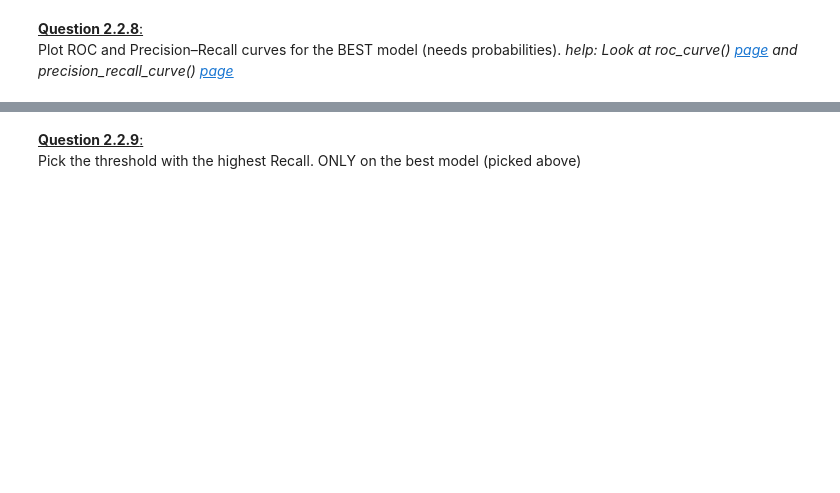
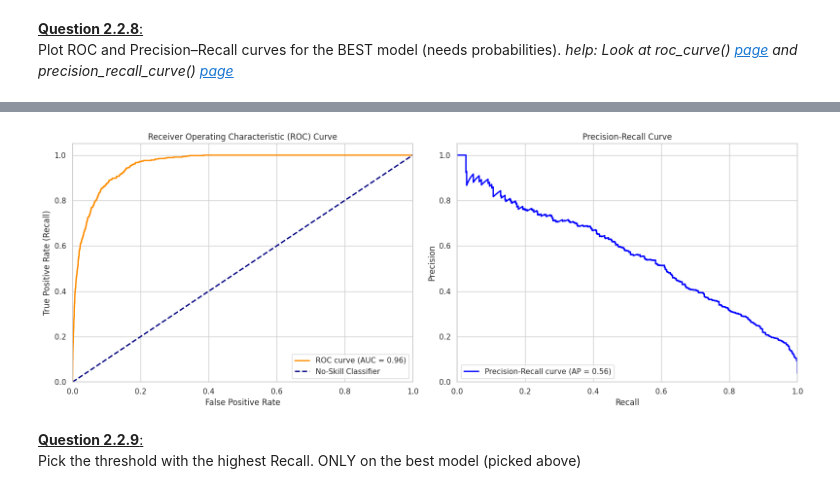
Before and after one commit to KpihX/rocket-durability-ai, a Jupyter notebook: ML_DL_NASA_2025.ipynb, the cells around one changed output, grey strips where cells are left out. Cells and saved outputs as stored; diff of their text form; code cells hidden in the pictures; blank space fills up the shorter version.

```diff
--- a/ML_DL_NASA_2025.ipynb
+++ b/ML_DL_NASA_2025.ipynb
@@ -582,2 +673,50 @@ plt.tight_layout()
+# %%
+# Get Predicted Probabilities for the Positive Class
+# The second column [:, 1] corresponds to the probability of the positive class (Failure=1)
+if best_model_name == "Random Forest":
+    y_probs_rf = random_forest.predict_proba(X_test_scaled)[:, 1]
+elif best_model_name == "K-Nearest Neighbors":
+    y_probs_rf = knn.predict_proba(X_test_scaled)[:, 1]
+else:
+    y_probs_rf = grad_boost.predict_proba(X_test_scaled)[:, 1]
+
+#  Calculate Metrics for ROC Curve
+fpr, tpr, roc_thresholds = roc_curve(y_test, y_probs_rf)
+roc_auc = auc(fpr, tpr)
+
+#  Calculate Metrics for Precision-Recall Curve
+precision, recall, pr_thresholds = precision_recall_curve(y_test, y_probs_rf)
+avg_precision = average_precision_score(y_test, y_probs_rf)
+
+#  Plot the Curves
+# Create a figure with two subplots
+fig, (ax1, ax2) = plt.subplots(1, 2, figsize=(16, 6))
+
+# Plot the ROC Curve
+ax1.plot(fpr, tpr, color='darkorange', lw=2, label=f'ROC curve (AUC = {roc_auc:.2f})')
+ax1.plot([0, 1], [0, 1], color='navy', lw=2, linestyle='--', label='No-Skill Classifier')
+ax1.set_xlim([0.0, 1.0])
+ax1.set_ylim([0.0, 1.05])
+ax1.set_xlabel('False Positive Rate')
+ax1.set_ylabel('True Positive Rate (Recall)')
+ax1.set_title('Receiver Operating Characteristic (ROC) Curve')
+ax1.legend(loc="lower right")
+ax1.grid(True)
+
+# Plot the Precision-Recall Curve
+ax2.plot(recall, precision, color='blue', lw=2, label=f'Precision-Recall curve (AP = {avg_precision:.2f})')
+ax2.set_xlabel('Recall')
+ax2.set_ylabel('Precision')
+ax2.set_ylim([0.0, 1.05])
+ax2.set_xlim([0.0, 1.0])
+ax2.set_title('Precision-Recall Curve')
+ax2.legend(loc="lower left")
+ax2.grid(True)
+
+# Display the plots
+plt.tight_layout()
+plt.show()
+# %% [output]
+[figure, added]
 # %% [markdown]
 <u>**Question 2.2.9**:</u> <br> Pick the threshold with the highest Recall. ONLY on the best model (picked above)
```
Also changed, not shown: parts of 61 cells of this notebook, 1 other file.
